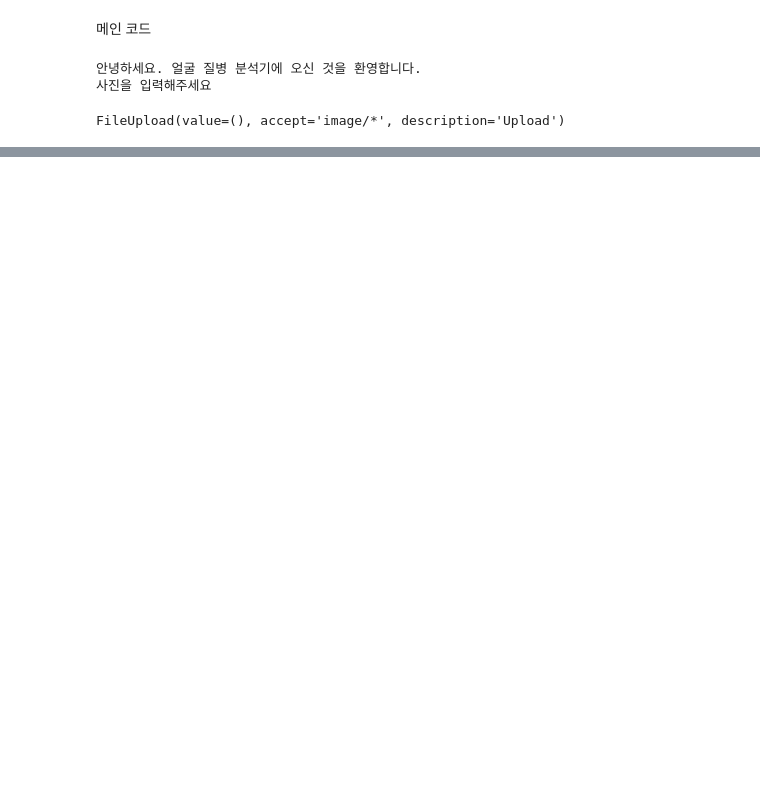
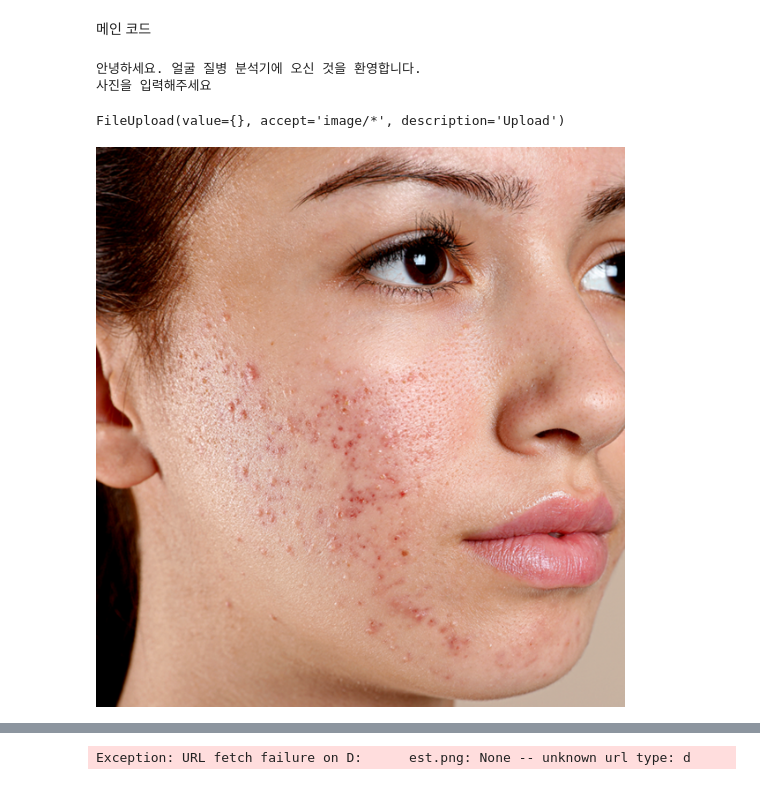
Before and after one commit to FlyingChan/Face-Disease-Model, a Jupyter notebook: FaceDisease Model.ipynb, the cells around one changed output, grey strips where cells are left out. Drawn from its saved outputs; the diff is of its cells as text; code cells hidden in the pictures; blank space fills up the shorter version.

```diff
--- a/FaceDisease Model.ipynb
+++ b/FaceDisease Model.ipynb
@@ -170,29 +193,60 @@ Epoch 10/10
 # %%
 from IPython.display import display
 from ipywidgets import FileUpload
 from PIL import Image
 import io
 
 print("안녕하세요. 얼굴 질병 분석기에 오신 것을 환영합니다.")
 print("사진을 입력해주세요")
 
 upload_widget = FileUpload(accept='image/*', multiple=False)
 
+# 다음 단계 함수 정의
+def next_step(image):
+    # 다음 단계에서 할 작업을 여기에 정의합니다.
+    print("업로드가 완료되었습니다. 다음 단계로 넘어갑니다.")
+    image_path = tf.keras.utils.get_file('test', origin="D:\test.png")
+    # 이미지를 넘파이 배열로 변환
+    img = tf.keras.utils.load_img(
+    image_path, target_size=(img_height, img_width)
+    )
+
+    print("감사합니다. 최첨단 인공지능 분석을 시작합니다.")
+    img_array = tf.keras.utils.img_to_array(img)
+    img_array = tf.expand_dims(img_array, 0) # Create a batch
+
+    predictions = facemodel.predict(img_array)
+
+    print(
+        "This image most likely belongs to {} with a {:.2f} percent confidence."
+        .format(class_names[np.argmax(score)], 100 * np.max(score)))
+
+
+
+# 업로드된 파일 처리 함수
 def handle_upload(change):
-    if len(change['new']) > 0:
-        file_info = change['new'][0]
-        file_content = file_info['content']
+    # 업로드된 파일 확인
+    if change['new']:
+        for file_info in change['new'].values():
+            # 파일 내용 가져오기
+            file_content = file_info['content']
 
-        image = Image.open(io.BytesIO(file_content))
+            # 이미지를 PIL 객체로 변환
+            image = Image.open(io.BytesIO(file_content))
 
-        display(image)
+            # 이미지 출력
+            display(image)
+
+            # 다음 단계 함수 호출
+            next_step(image)
 
 # 업로드 위젯에 핸들러 연결
 upload_widget.observe(handle_upload, names='value')
 
 # 업로드 위젯 표시
 display(upload_widget)
 # %% [output]
 안녕하세요. 얼굴 질병 분석기에 오신 것을 환영합니다.
 사진을 입력해주세요
-FileUpload(value=(), accept='image/*', description='Upload')
+FileUpload(value={}, accept='image/*', description='Upload')
+[figure, added]
@@ -198,0 +255 @@ FileUpload(value=(), accept='image/*', description='Upload')
+Exception: URL fetch failure on D:      est.png: None -- unknown url type: d
```
Also changed, not shown: parts of 5 cells of this notebook.
